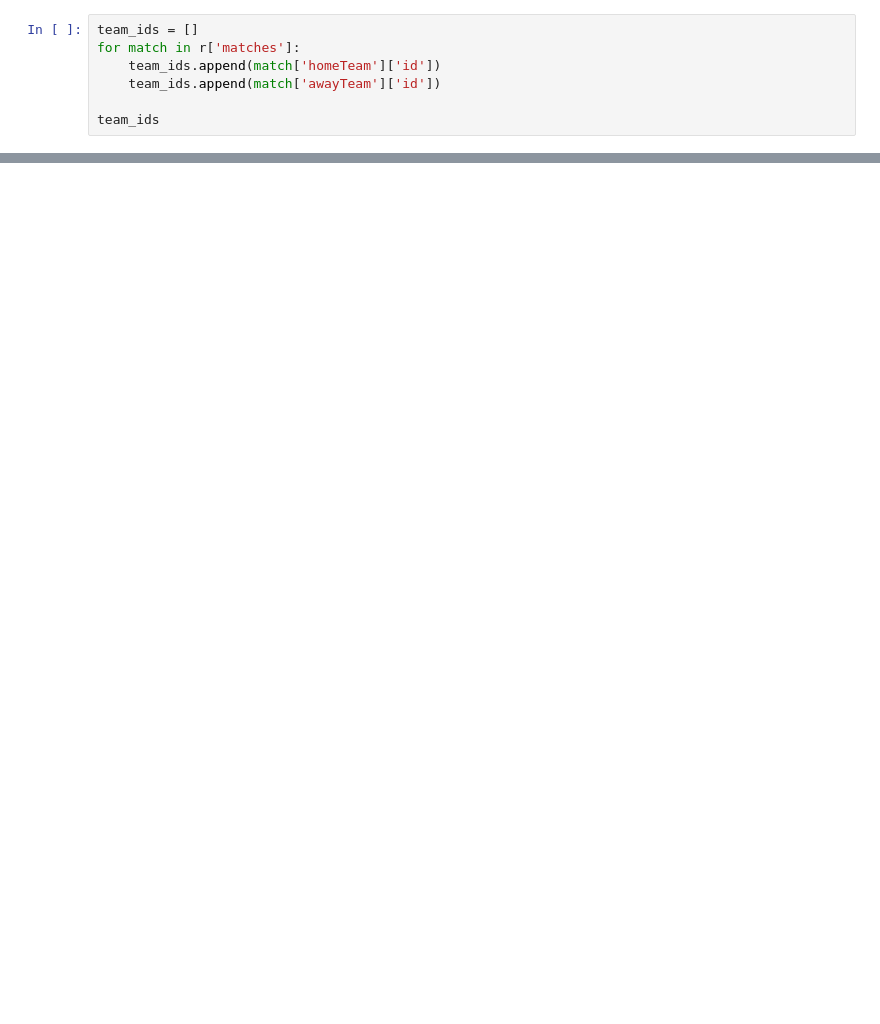
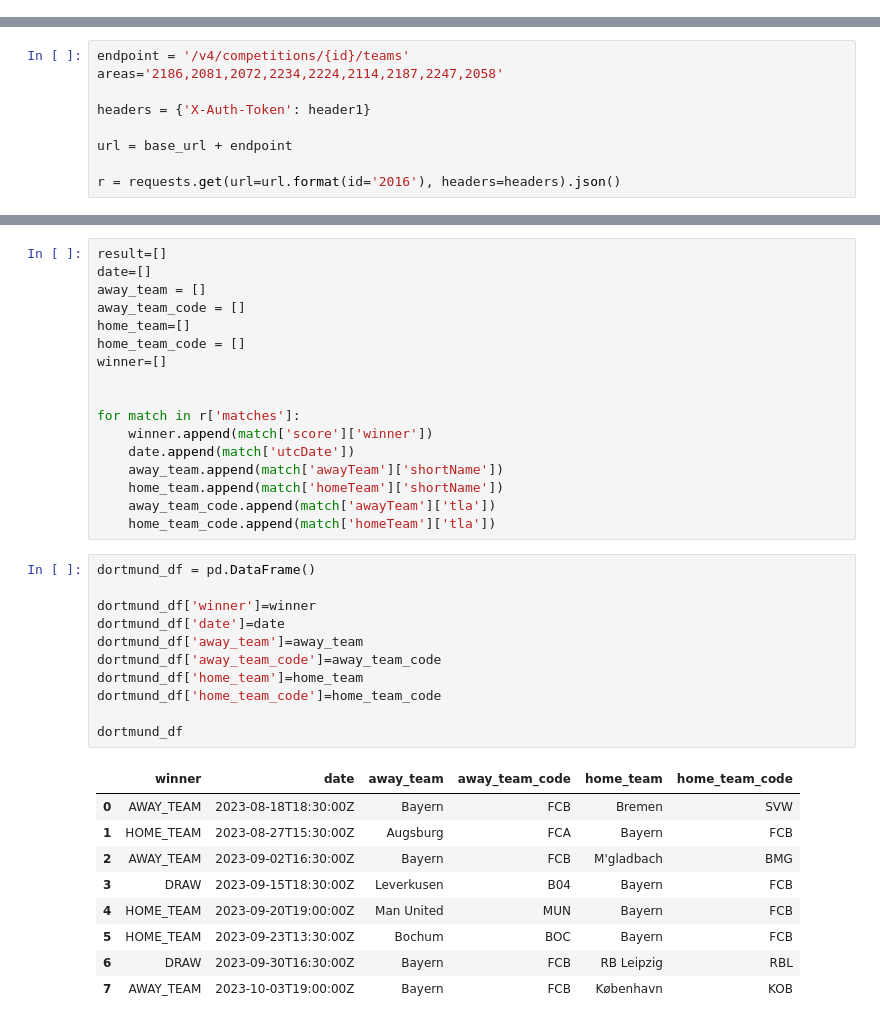
Before and after one commit to GuillermoIzquierdo/NimbusAcademyProject, a Jupyter notebook: Notebooks/football_api.ipynb, the cells around one changed output, grey strips where cells are left out. Drawn from its saved outputs; the diff is of its cells as text; blank space fills up the shorter version.

```diff
--- a/Notebooks/football_api.ipynb
+++ b/Notebooks/football_api.ipynb
@@ -67,7 +235,0 @@ matches_dict
-# %%
-team_ids = []
-for match in r['matches']:
-    team_ids.append(match['homeTeam']['id'])
-    team_ids.append(match['awayTeam']['id'])
-
-team_ids
@@ -150,0 +407,9 @@ for match in r['matches']:
+# %%
+endpoint = '/v4/competitions/{id}/teams'
+areas='2186,2081,2072,2234,2224,2114,2187,2247,2058'
+
+headers = {'X-Auth-Token': header1}
+
+url = base_url + endpoint
+
+r = requests.get(url=url.format(id='2016'), headers=headers).json()
@@ -150,0 +479,38 @@ for match in r['matches']:
+# %%
+result=[]
+date=[]
+away_team = []
+away_team_code = []
+home_team=[]
+home_team_code = []
+winner=[]
+
+
+for match in r['matches']:
+    winner.append(match['score']['winner'])
+    date.append(match['utcDate'])
+    away_team.append(match['awayTeam']['shortName'])
+    home_team.append(match['homeTeam']['shortName'])
+    away_team_code.append(match['awayTeam']['tla'])
+    home_team_code.append(match['homeTeam']['tla'])
+# %%
+dortmund_df = pd.DataFrame()
+
+dortmund_df['winner']=winner
+dortmund_df['date']=date
+dortmund_df['away_team']=away_team
+dortmund_df['away_team_code']=away_team_code
+dortmund_df['home_team']=home_team
+dortmund_df['home_team_code']=home_team_code
+
+dortmund_df
+# %% [output]
+|  | winner | date | away_team | away_team_code | home_team | home_team_code |
+| 0 | AWAY_TEAM | 2023-08-18T18:30:00Z | Bayern | FCB | Bremen | SVW |
+| 1 | HOME_TEAM | 2023-08-27T15:30:00Z | Augsburg | FCA | Bayern | FCB |
+| 2 | AWAY_TEAM | 2023-09-02T16:30:00Z | Bayern | FCB | M'gladbach | BMG |
+| 3 | DRAW | 2023-09-15T18:30:00Z | Leverkusen | B04 | Bayern | FCB |
+| 4 | HOME_TEAM | 2023-09-20T19:00:00Z | Man United | MUN | Bayern | FCB |
+| 5 | HOME_TEAM | 2023-09-23T13:30:00Z | Bochum | BOC | Bayern | FCB |
+| 6 | DRAW | 2023-09-30T16:30:00Z | Bayern | FCB | RB Leipzig | RBL |
+| 7 | AWAY_TEAM | 2023-10-03T19:00:00Z | Bayern | FCB | København | KOB |
```
Also changed, not shown: parts of 34 cells of this notebook, 3 other files.
